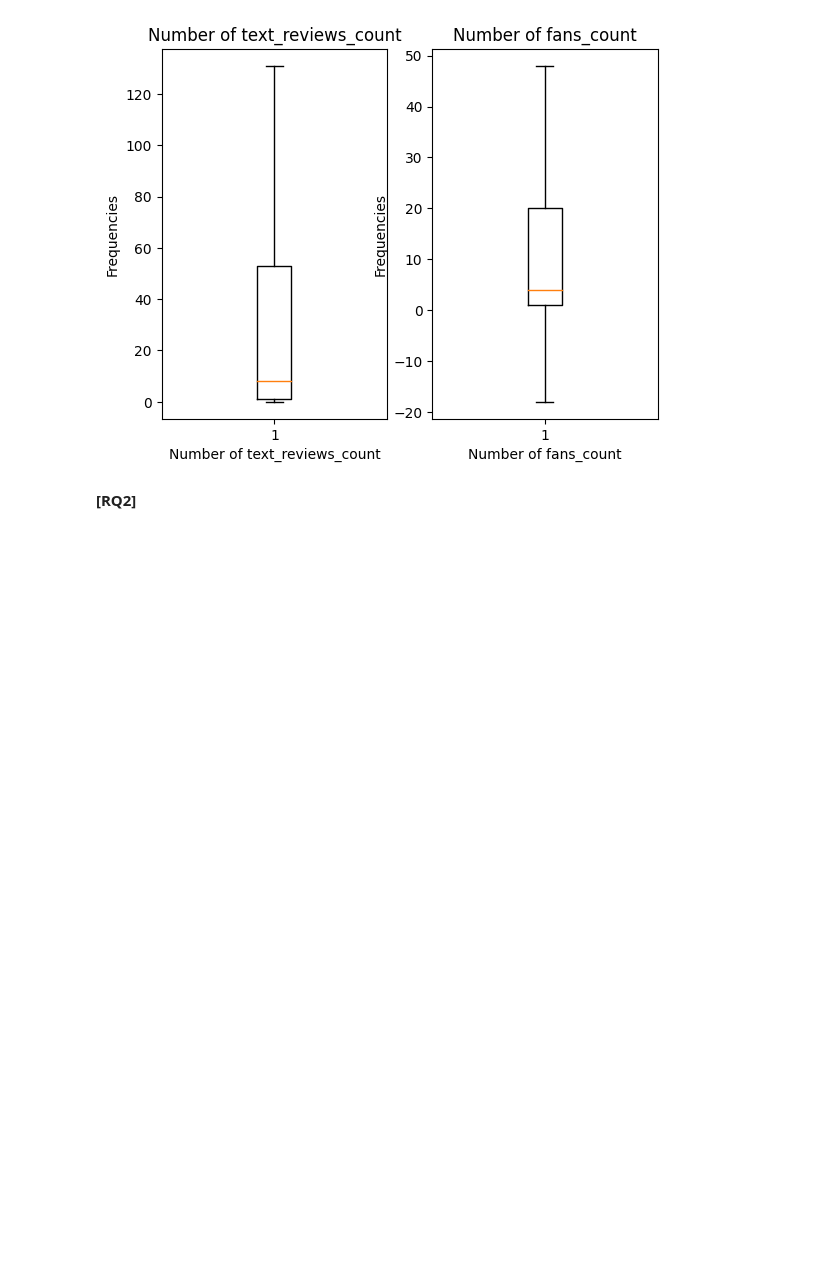
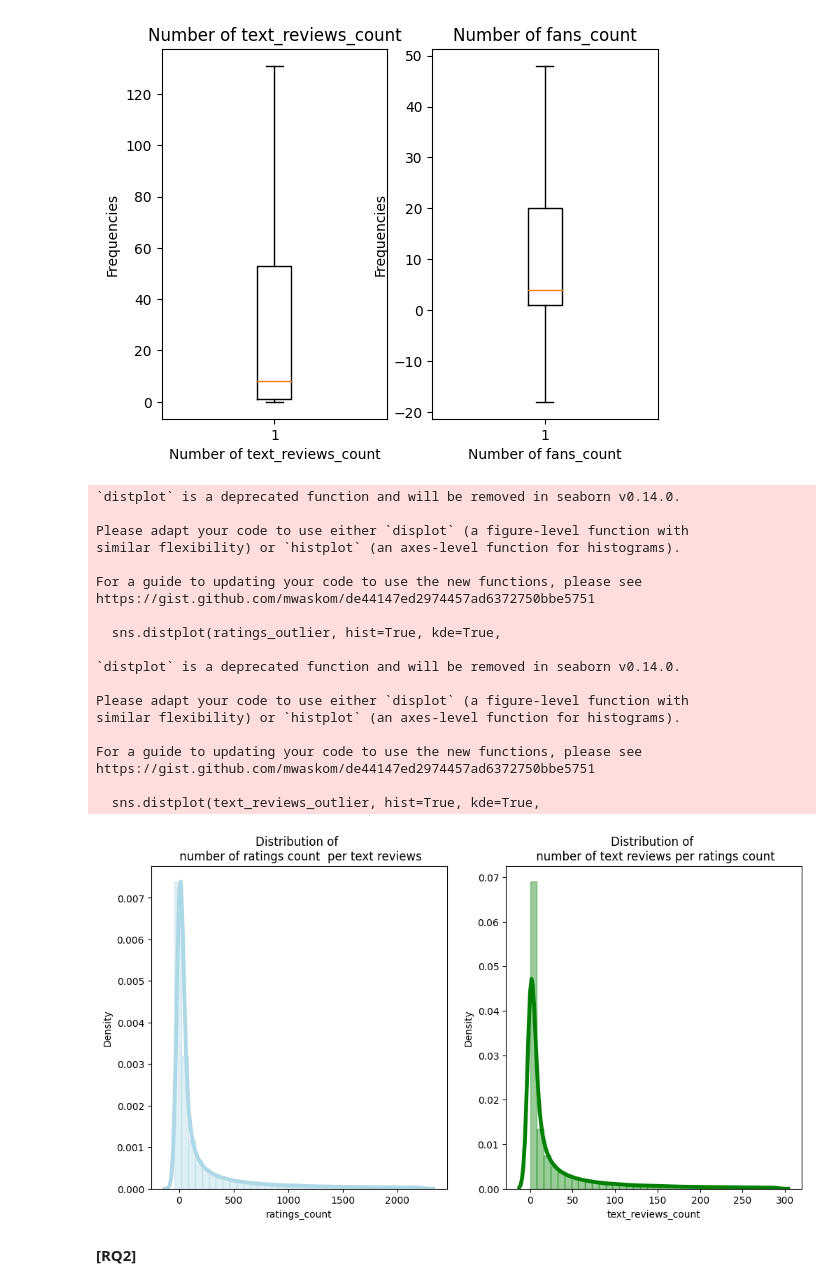
Before and after one commit to diego-ciciani01/ADM---HV2, a Jupyter notebook: Homework_2.ipynb, the cells around one changed output. Drawn from its saved outputs; the diff is of its cells as text; code cells hidden in the pictures; blank space fills up the shorter version.

```diff
--- a/Homework_2.ipynb
+++ b/Homework_2.ipynb
@@ -290,6 +313,44 @@ plt.ylabel('Frequencies')
 # %% [output]
 Text(0, 0.5, 'Frequencies')
 [figure]
+# %%
+ratings_outlier = authors.ratings_count[authors.ratings_count < authors.ratings_count.quantile(.9)]
+text_reviews_outlier = authors.text_reviews_count[authors.text_reviews_count < authors.text_reviews_count.quantile(0.9)]
+# %%
+
+plt.figure(figsize=(12,6))
+plt.subplot(121)
+sns.distplot(ratings_outlier, hist=True, kde=True,
+             bins=int(180/5), color = 'lightblue',
+             hist_kws={'edgecolor':'lightblue'},
+             kde_kws={'linewidth': 4}).set(title='Distribution of \n number of ratings count  per text reviews')
+plt.subplot(122)
+sns.distplot(text_reviews_outlier, hist=True, kde=True,
+             bins=int(180/5), color = 'green',
+             hist_kws={'edgecolor':'green'},
+             kde_kws={'linewidth': 4}).set(title='Distribution of \n number of text reviews per ratings count')
+plt.show()
+# %% [output]
+`distplot` is a deprecated function and will be removed in seaborn v0.14.0.
+
+Please adapt your code to use either `displot` (a figure-level function with
+similar flexibility) or `histplot` (an axes-level function for histograms).
+
+For a guide to updating your code to use the new functions, please see
+https://gist.github.com/mwaskom/de44147ed2974457ad6372750bbe5751
+
+  sns.distplot(ratings_outlier, hist=True, kde=True,
+
+`distplot` is a deprecated function and will be removed in seaborn v0.14.0.
+
+Please adapt your code to use either `displot` (a figure-level function with
+similar flexibility) or `histplot` (an axes-level function for histograms).
+
+For a guide to updating your code to use the new functions, please see
+https://gist.github.com/mwaskom/de44147ed2974457ad6372750bbe5751
+
+  sns.distplot(text_reviews_outlier, hist=True, kde=True,
+[figure, added]
 # %% [markdown]
 **[RQ2]**
 # %%
```
Also changed, not shown: parts of 15 cells of this notebook.
